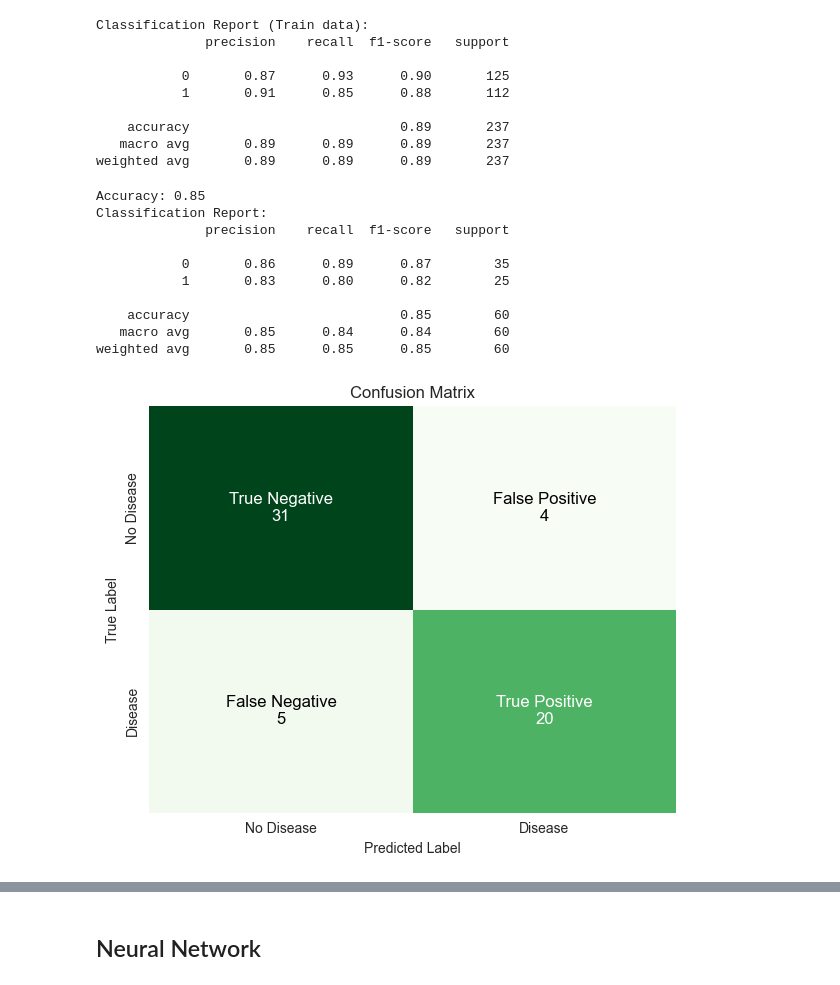
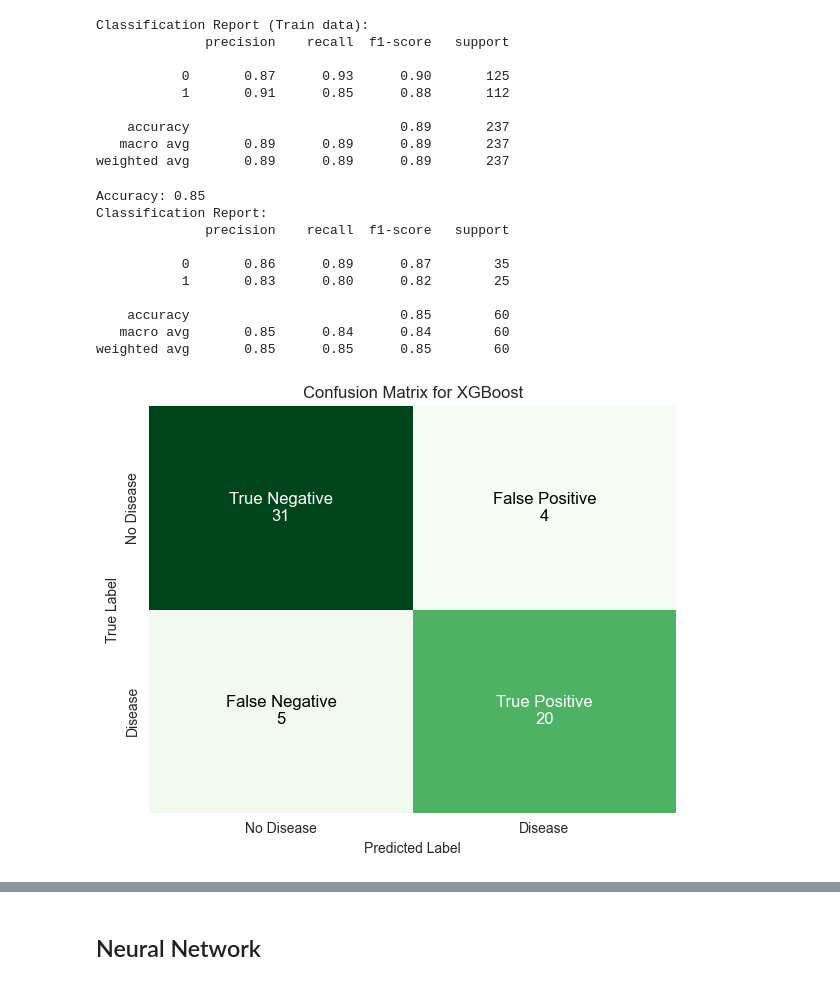
Before and after one commit to hjf11/Heart-Disease-Cleveland-UCI-Classification, a Jupyter notebook: Heart_Disease_Classification.ipynb, the cells around one changed output, grey strips where cells are left out. Drawn from its saved outputs; the diff is of its cells as text; code cells hidden in the pictures.

```diff
--- a/Heart_Disease_Classification.ipynb
+++ b/Heart_Disease_Classification.ipynb
@@ -187,7 +187,7 @@ Test Set:           X_test=(60, 18),      y_test=(60,)
 # %% [markdown]
 ## All models
 # %%
-model_names = ('Logistic Regression', 'SVM', 'Random forest', 'KNN', 'XGBoost', 'Neural Network')
+model_names = ('Logistic Regression', 'SVM', 'Random Forest', 'KNN', 'XGBoost', 'Neural Network')
 best_models = []
 
 filenames = ('log_reg.png', 'svm.png', 'rf.png', 'knn.png', 'xgboost.png', 'nn.png')
@@ -518,19 +518,19 @@ Classification Report (Train data):
 weighted avg       0.89      0.89      0.89       237
 # %%
 # print_metrics(best_xgb, X_test, y_test)
-print_metrics(best_xgb, X_test_shuffle, y_test_shuffle, filenames[4])
+print_metrics(best_xgb, X_test_shuffle, y_test_shuffle, model_names[4], filenames[4])
 # %% [output]
 Accuracy: 0.85
 Classification Report:
               precision    recall  f1-score   support
 
            0       0.86      0.89      0.87        35
            1       0.83      0.80      0.82        25
 
     accuracy                           0.85        60
    macro avg       0.85      0.84      0.84        60
 weighted avg       0.85      0.85      0.85        60
-[figure, old version]
+[figure, new version]
 [figure]
 # %% [markdown]
 ## Neural Network
```
Also changed, not shown: parts of 7 cells of this notebook, 9 other files.
